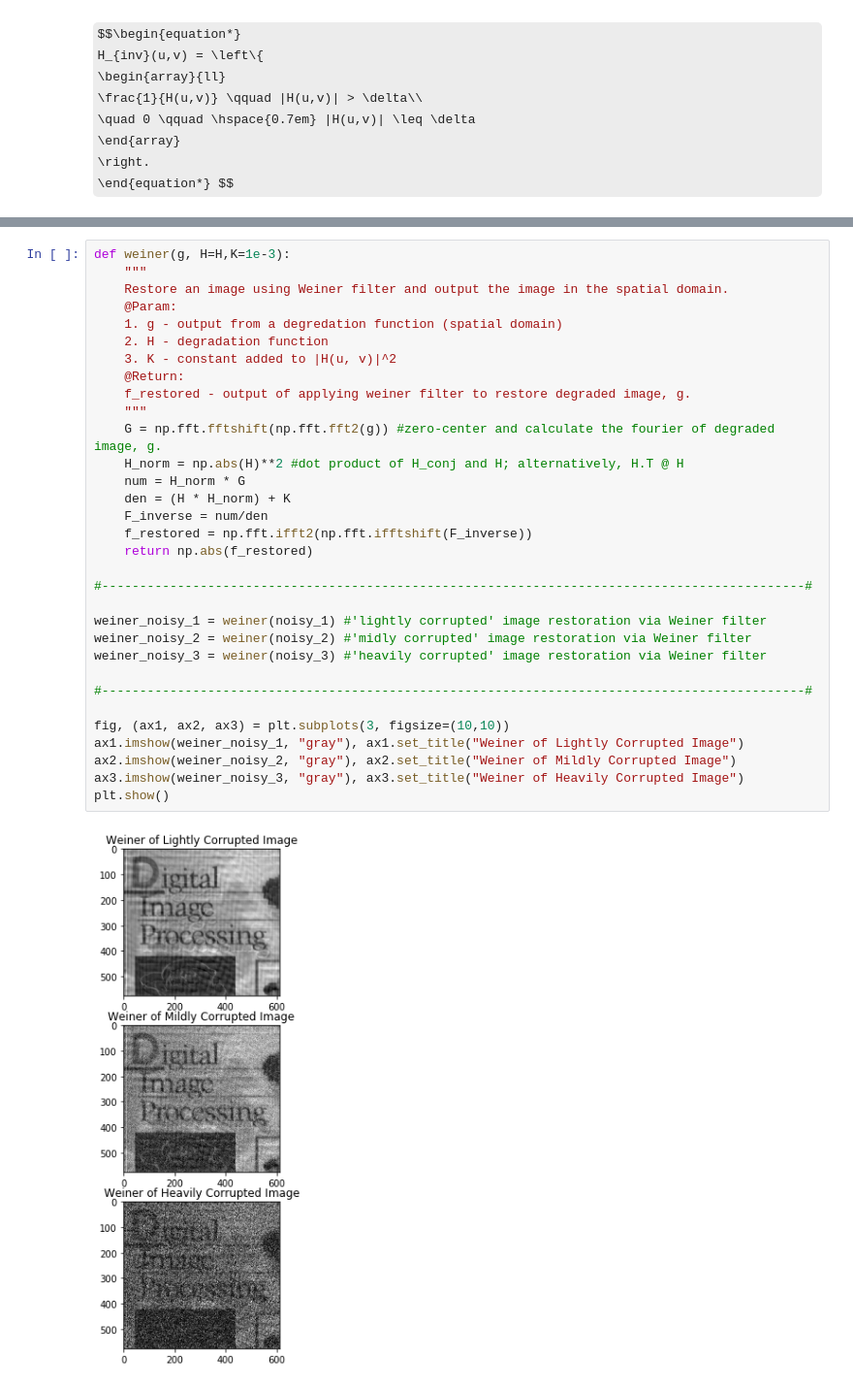
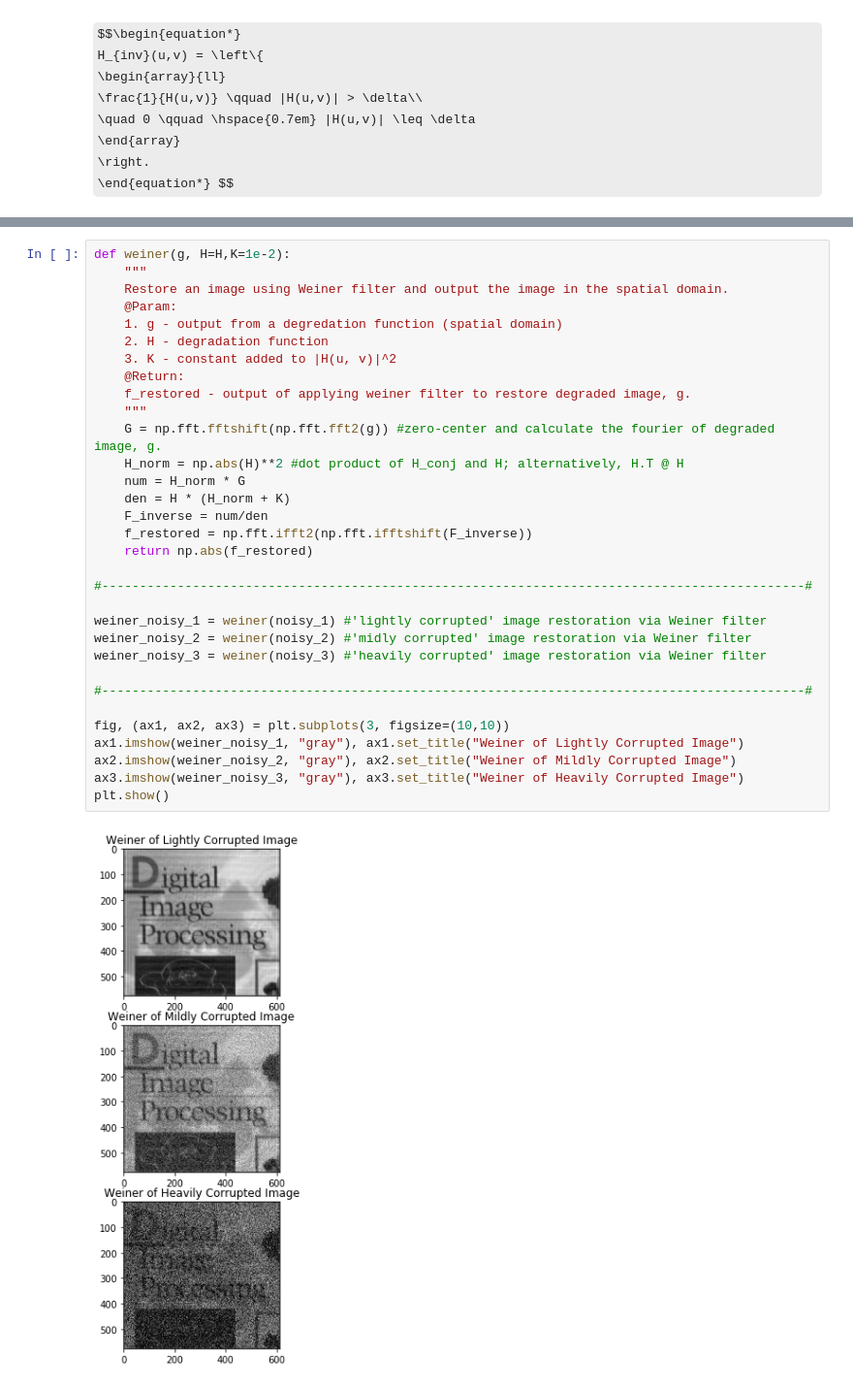
Before and after one commit to QasimWani/frequency_domain_filtering, a Jupyter notebook: motion_blur.ipynb, the cells around one changed output, grey strips where cells are left out. Shown at 97% size. Saved outputs shown, nothing was run; the diff lists cells and outputs as text; some formulas as TeX source.

Commit message:
bug fix for weiner, incorrect formula

```diff
--- a/motion_blur.ipynb
+++ b/motion_blur.ipynb
@@ -139,36 +139,36 @@ $$
 <br>
 where $K$ is an unspecified constant that is added to all terms of $\lvert H(u, v) \rvert^2$
 # %%
-def weiner(g, H=H,K=1e-3):
+def weiner(g, H=H,K=1e-2):
     """
     Restore an image using Weiner filter and output the image in the spatial domain.
     @Param:
     1. g - output from a degredation function (spatial domain)
     2. H - degradation function
     3. K - constant added to |H(u, v)|^2
     @Return:
     f_restored - output of applying weiner filter to restore degraded image, g.
     """
     G = np.fft.fftshift(np.fft.fft2(g)) #zero-center and calculate the fourier of degraded image, g.
     H_norm = np.abs(H)**2 #dot product of H_conj and H; alternatively, H.T @ H
     num = H_norm * G
-    den = (H * H_norm) + K
+    den = H * (H_norm + K)
     F_inverse = num/den
     f_restored = np.fft.ifft2(np.fft.ifftshift(F_inverse))
     return np.abs(f_restored)
 
 #---------------------------------------------------------------------------------------------#
 
 weiner_noisy_1 = weiner(noisy_1) #'lightly corrupted' image restoration via Weiner filter
 weiner_noisy_2 = weiner(noisy_2) #'midly corrupted' image restoration via Weiner filter
 weiner_noisy_3 = weiner(noisy_3) #'heavily corrupted' image restoration via Weiner filter
 
 #---------------------------------------------------------------------------------------------#
 
 fig, (ax1, ax2, ax3) = plt.subplots(3, figsize=(10,10))
 ax1.imshow(weiner_noisy_1, "gray"), ax1.set_title("Weiner of Lightly Corrupted Image")
 ax2.imshow(weiner_noisy_2, "gray"), ax2.set_title("Weiner of Mildly Corrupted Image")
 ax3.imshow(weiner_noisy_3, "gray"), ax3.set_title("Weiner of Heavily Corrupted Image")
 plt.show()
 # %% [output]
-[figure, old version]
+[figure, new version]
```
Also changed, not shown: parts of 2 cells of this notebook.
